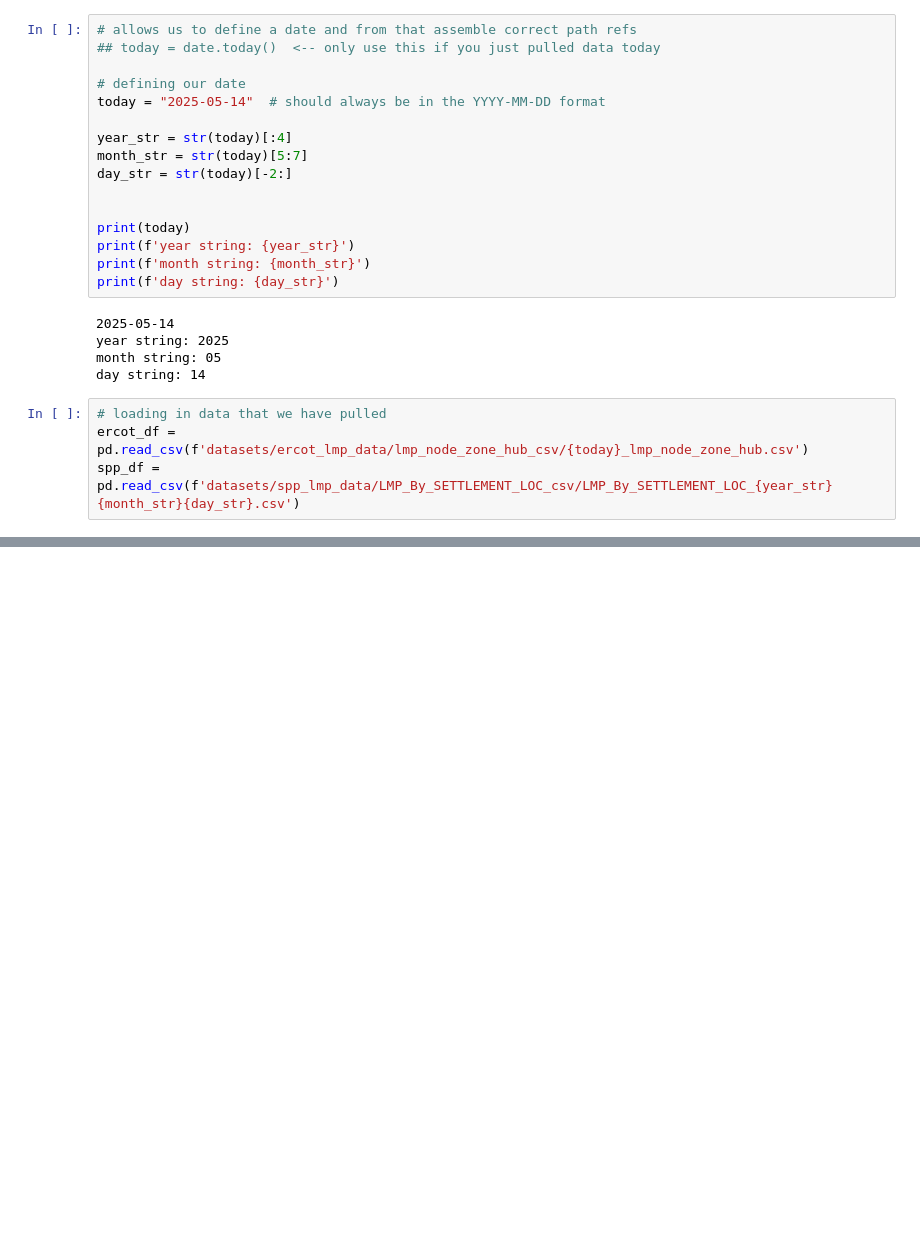
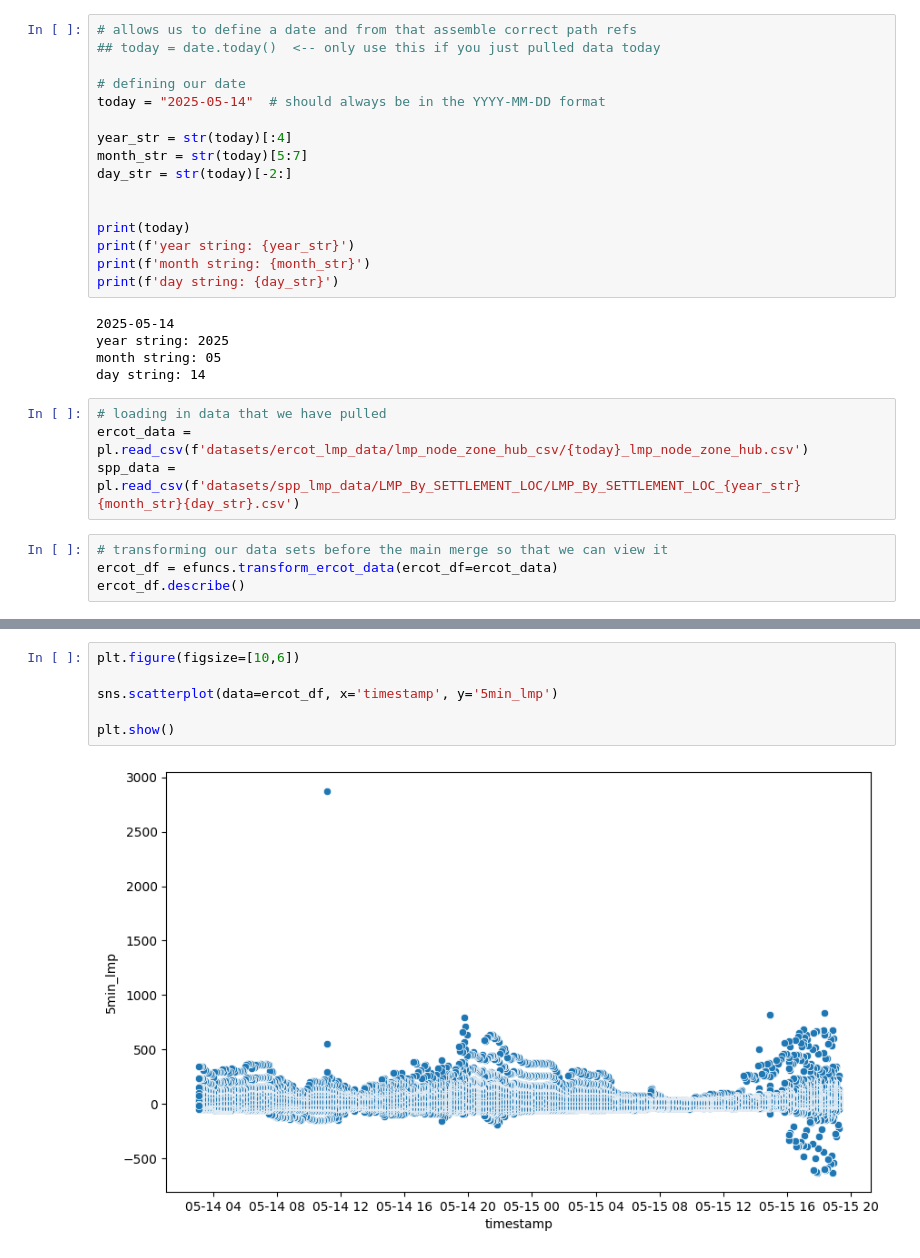
Before and after one commit to aangelsalazarr/us_electricity_pricing, a Jupyter notebook: unifying_data_silos.ipynb, the cells around one changed output, grey strips where cells are left out. Cells and saved outputs as stored; diff of their text form; blank space fills up the shorter version.

```diff
--- a/unifying_data_silos.ipynb
+++ b/unifying_data_silos.ipynb
@@ -36,5 +39,9 @@ month string: 05
 day string: 14
 # %%
 # loading in data that we have pulled
-ercot_df = pd.read_csv(f'datasets/ercot_lmp_data/lmp_node_zone_hub_csv/{today}_lmp_node_zone_hub.csv')
-spp_df = pd.read_csv(f'datasets/spp_lmp_data/LMP_By_SETTLEMENT_LOC_csv/LMP_By_SETTLEMENT_LOC_{year_str}{month_str}{day_str}.csv')
+ercot_data = pl.read_csv(f'datasets/ercot_lmp_data/lmp_node_zone_hub_csv/{today}_lmp_node_zone_hub.csv')
+spp_data = pl.read_csv(f'datasets/spp_lmp_data/LMP_By_SETTLEMENT_LOC/LMP_By_SETTLEMENT_LOC_{year_str}{month_str}{day_str}.csv')
+# %%
+# transforming our data sets before the main merge so that we can view it
+ercot_df = efuncs.transform_ercot_data(ercot_df=ercot_data)
+ercot_df.describe()
@@ -40,0 +61,8 @@ spp_df = pd.read_csv(f'datasets/spp_lmp_data/LMP_By_SETTLEMENT_LOC_csv/LMP_By_SE
+# %%
+plt.figure(figsize=[10,6])
+
+sns.scatterplot(data=ercot_df, x='timestamp', y='5min_lmp')
+
+plt.show()
+# %% [output]
+[figure, added]
```
Also changed, not shown: parts of 2 cells of this notebook.
